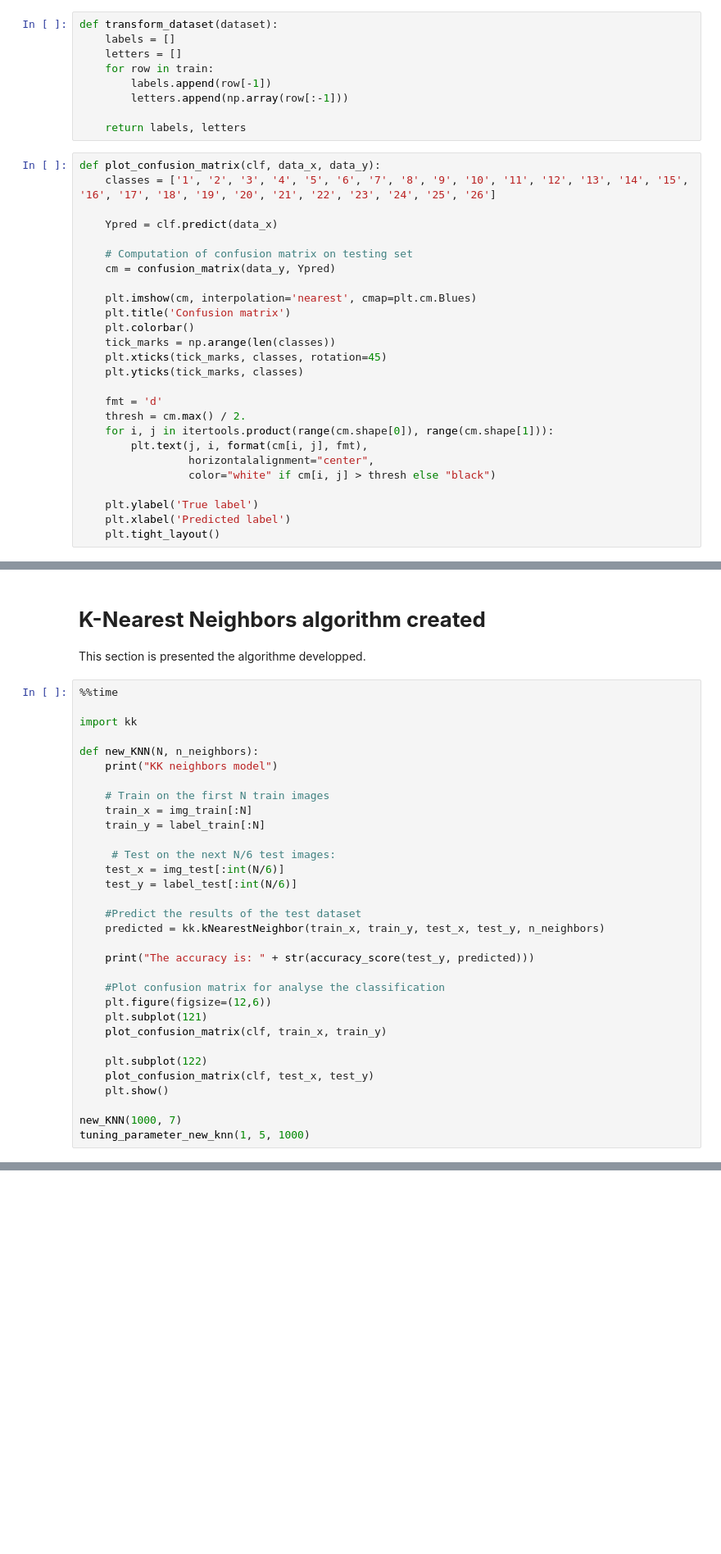
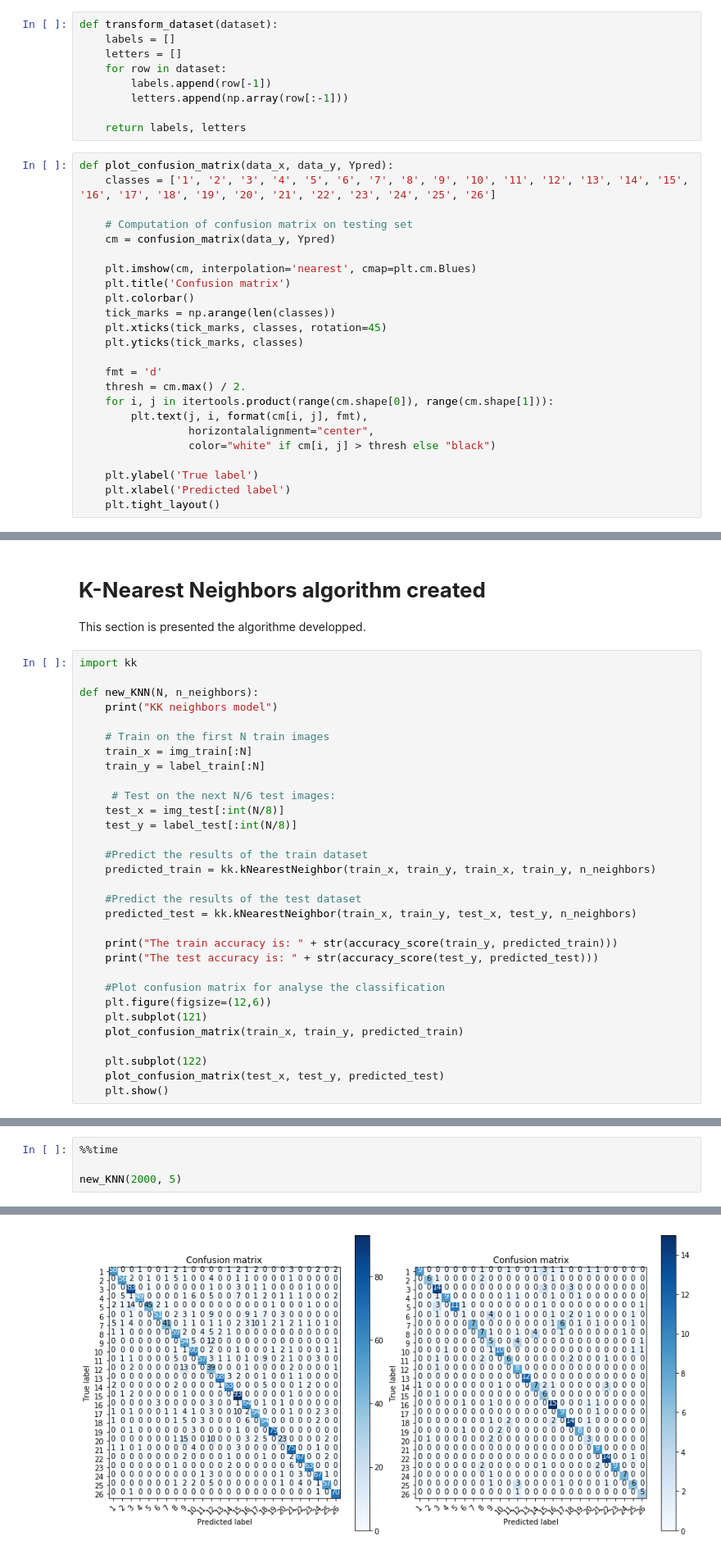
Before and after one commit to fabiomorooka/Letter-Identification, a Jupyter notebook: createdClassificatorAlgorithm/main.ipynb, the cells around one changed output, grey strips where cells are left out. Shown at 82% size. Drawn from its saved outputs; the diff is of its cells as text; blank space fills up the shorter version.

```diff
--- a/createdClassificatorAlgorithm/main.ipynb
+++ b/createdClassificatorAlgorithm/main.ipynb
@@ -20,16 +20,14 @@ from sklearn.metrics import confusion_matrix
 def transform_dataset(dataset):
     labels = []
     letters = []
-    for row in train:
+    for row in dataset:
         labels.append(row[-1])
         letters.append(np.array(row[:-1]))
 
     return labels, letters
 # %%
-def plot_confusion_matrix(clf, data_x, data_y):
+def plot_confusion_matrix(data_x, data_y, Ypred):
     classes = ['1', '2', '3', '4', '5', '6', '7', '8', '9', '10', '11', '12', '13', '14', '15', '16', '17', '18', '19', '20', '21', '22', '23', '24', '25', '26']
-
-    Ypred = clf.predict(data_x)
 
     # Computation of confusion matrix on testing set
     cm = confusion_matrix(data_y, Ypred)
@@ -163,8 +118,6 @@ Wall time: 24.1 s
 
 This section is presented the algorithme developped.
 # %%
-%%time
-
 import kk
 
 def new_KNN(N, n_neighbors):
@@ -175,22 +128,23 @@ def new_KNN(N, n_neighbors):
     train_y = label_train[:N]
 
      # Test on the next N/6 test images:
-    test_x = img_test[:int(N/6)]
-    test_y = label_test[:int(N/6)]
+    test_x = img_test[:int(N/8)]
+    test_y = label_test[:int(N/8)]
+
+    #Predict the results of the train dataset
+    predicted_train = kk.kNearestNeighbor(train_x, train_y, train_x, train_y, n_neighbors)
 
     #Predict the results of the test dataset
-    predicted = kk.kNearestNeighbor(train_x, train_y, test_x, test_y, n_neighbors)
+    predicted_test = kk.kNearestNeighbor(train_x, train_y, test_x, test_y, n_neighbors)
 
-    print("The accuracy is: " + str(accuracy_score(test_y, predicted)))
+    print("The train accuracy is: " + str(accuracy_score(train_y, predicted_train)))
+    print("The test accuracy is: " + str(accuracy_score(test_y, predicted_test)))
 
     #Plot confusion matrix for analyse the classification
     plt.figure(figsize=(12,6))
     plt.subplot(121)
-    plot_confusion_matrix(clf, train_x, train_y)
+    plot_confusion_matrix(train_x, train_y, predicted_train)
 
     plt.subplot(122)
-    plot_confusion_matrix(clf, test_x, test_y)
+    plot_confusion_matrix(test_x, test_y, predicted_test)
     plt.show()
-
-new_KNN(1000, 7)
-tuning_parameter_new_knn(1, 5, 1000)
@@ -359,0 +160,5 @@ tuning_parameter(1, 5, 1000, 4)
+# %%
+%%time
+
+new_KNN(2000, 5)
+# %% [output]
@@ -359,0 +168 @@ tuning_parameter(1, 5, 1000, 4)
+[figure, added]
```
Also changed, not shown: parts of 16 cells of this notebook, 1 other file.
